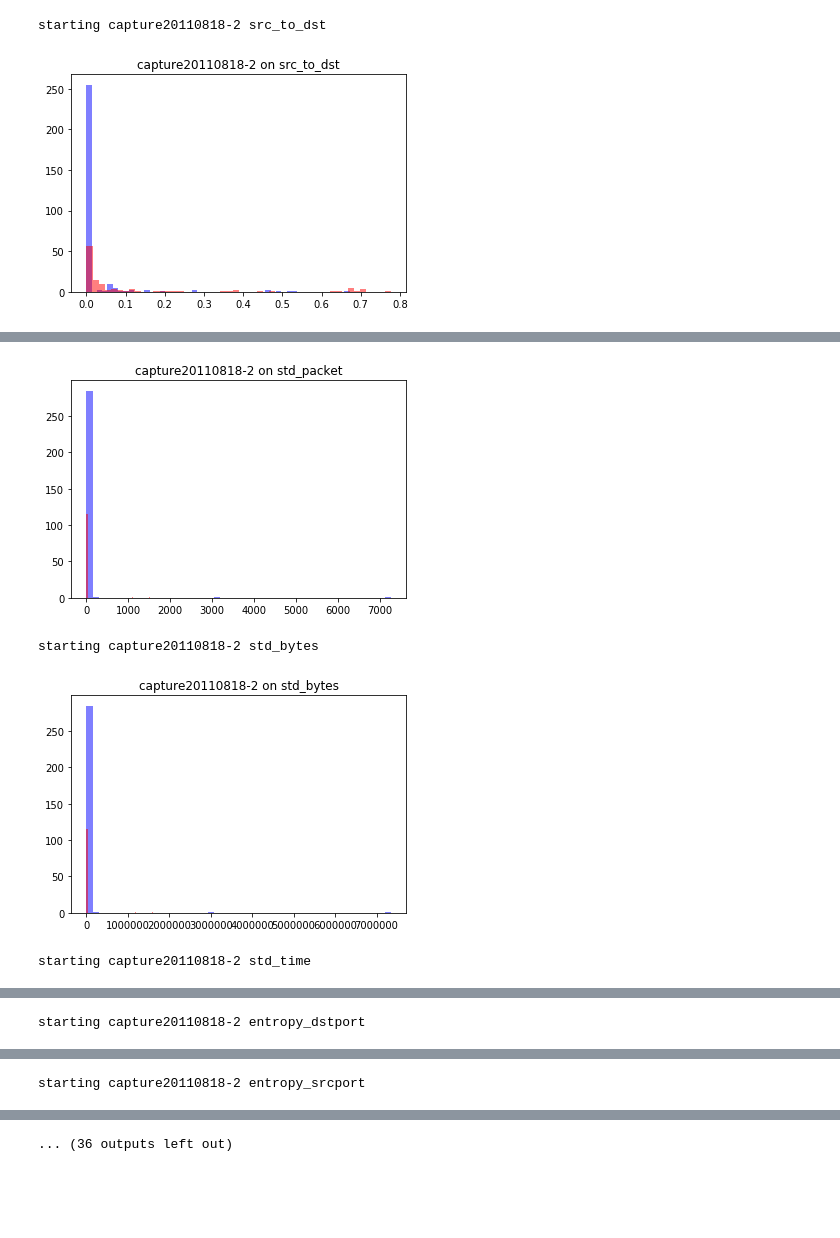
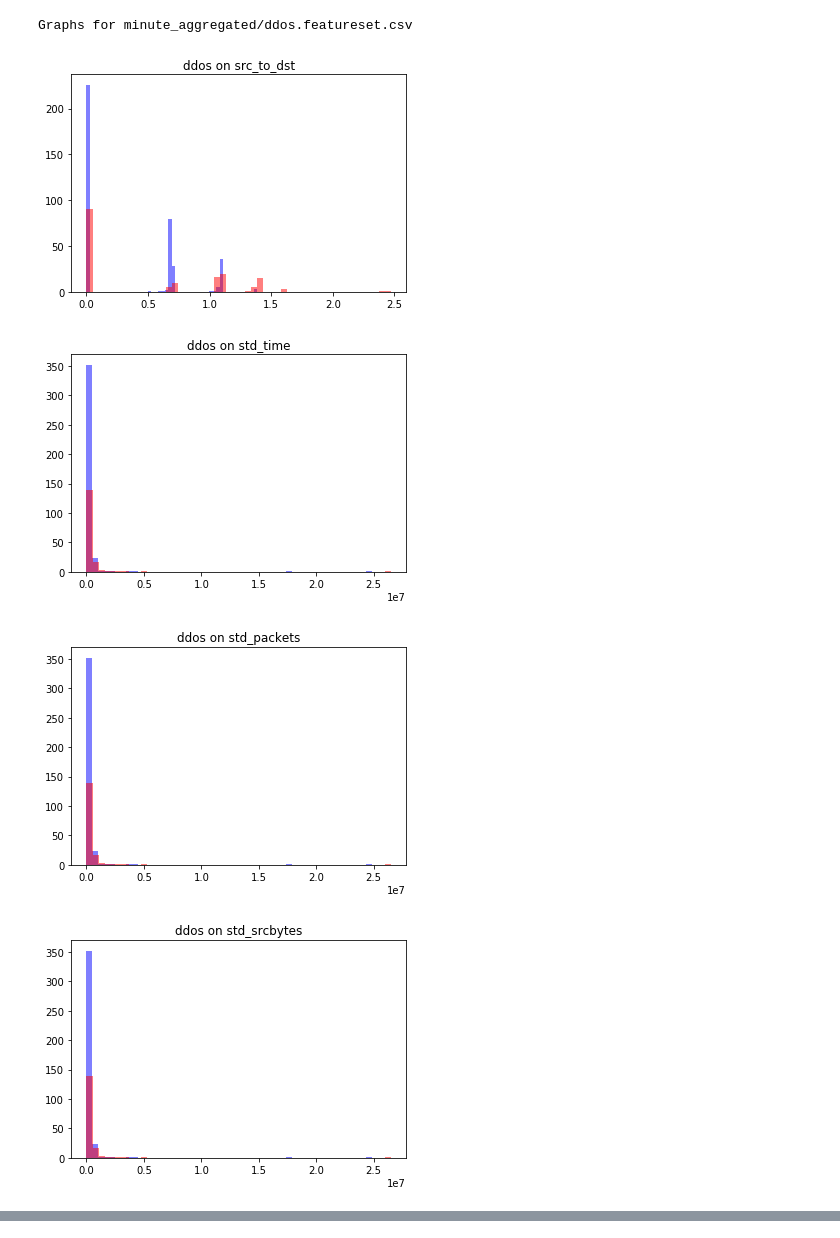
Before and after one commit to SpokenBanana/lambda-code, a Jupyter notebook: ddos-detection/Histogram of New Features.ipynb, the cells around one changed output, grey strips where cells are left out. Saved outputs shown, nothing was run; the diff lists cells and outputs as text; code cells hidden in the pictures; blank space fills up the shorter version.

Commit message:
Added histograms of new features and machine learning results

```diff
--- a/ddos-detection/Histogram of New Features.ipynb
+++ b/ddos-detection/Histogram of New Features.ipynb
@@ -2,25 +2,41 @@
 %matplotlib inline
 # %%
 from plot_features import plot_histogram_of
+from summarizer import Summarizer
 
 files = [
-    'aggregated_binetflows/capture20110818-2.aggregated.csv',
-    'aggregated_binetflows/capture20110818.aggregated.csv',
-    'aggregated_binetflows/capture20110815.aggregated.csv'
+    'minute_aggregated/ddos.featureset.csv',
+    'minute_aggregated/ddos-2.featureset.csv'
 ]
 features = [
-    'src_to_dst',
-    'std_packet',
-    'std_bytes',
-    'std_time',
-    'entropy_dstport',
-    'entropy_srcport',
-    'entropy_state',
-    'std_bytes',
+        'src_to_dst',
+        'entropy_packets',
+        'entropy_src_bytes',
+        'entropy_bytes',
+        'entropy_time',
+        'entropy_dstport',
+        'entropy_srcport',
+        'entropy_srcip',
+        'entropy_dstip',
+        'entropy_sports>1024',
+        'entropy_sports<1024',
+        'entropy_dports>1024',
+        'entropy_dports<1024',
+        'entropy_state',
+        'std_bytes',
+
 ]
+features = ['src_to_dst', 'std_time', 'std_packets', 'std_srcbytes',
+           'std_bytes']
+features += sorted(Summarizer().entropy_features.keys())
+
 for f in files:
+    print('Graphs for {}'.format(f))
     for feature in features:
         plot_histogram_of(f, feature, save=False)
 # %% [output]
-starting capture20110818-2 src_to_dst
+Graphs for minute_aggregated/ddos.featureset.csv
-[figure, old version]
+[figure, new version]
+[figure, new version]
+[figure, new version]
+[figure, new version]
@@ -28,4 +50,0 @@ starting capture20110818-2 std_packet
-[figure, old version]
-starting capture20110818-2 std_bytes
-[figure, old version]
-starting capture20110818-2 std_time
@@ -33 +50,0 @@ starting capture20110818-2 std_time
-starting capture20110818-2 entropy_dstport
@@ -35 +50,0 @@ starting capture20110818-2 entropy_dstport
-starting capture20110818-2 entropy_srcport
@@ -37 +50,0 @@ starting capture20110818-2 entropy_srcport
-... (36 outputs left out)
```
Also changed, not shown: parts of 2 cells of this notebook.
